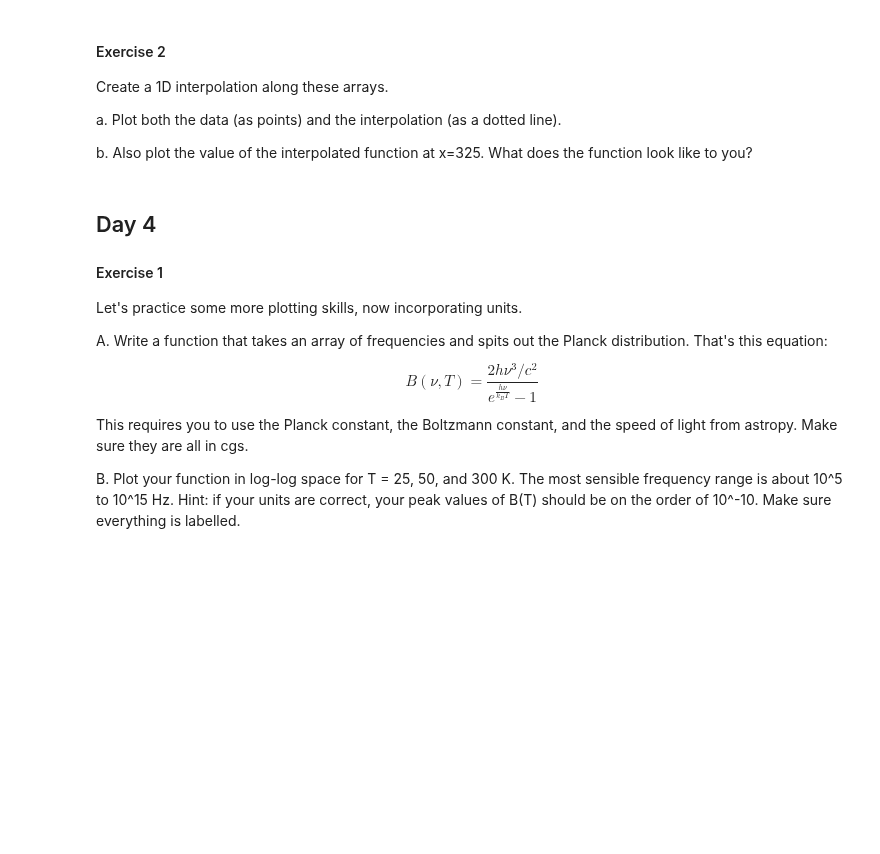
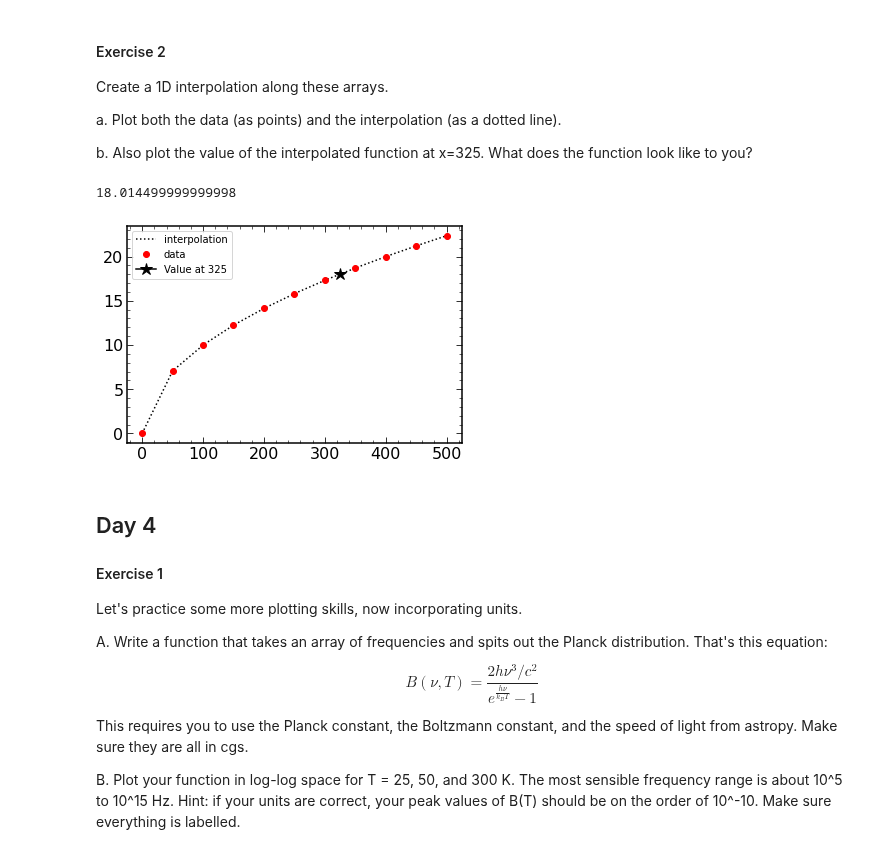
Before and after one commit to jbchampagne/pythontutorials, a Jupyter notebook: workshop_2021/solutions/Exercises.ipynb, the cells around one changed output. Saved outputs shown, nothing was run; the diff lists cells and outputs as text; code cells hidden in the pictures; blank space fills up the shorter version.

Commit message:
all solutions

```diff
--- a/workshop_2021/solutions/Exercises.ipynb
+++ b/workshop_2021/solutions/Exercises.ipynb
@@ -200,8 +213,23 @@ b. Also plot the value of the interpolated function at x=325. What does the func
 # %%
 x = np.array([0., 50., 100., 150., 200., 250., 300., 350., 400., 450., 500])
 y = np.array([0., 7.071, 10., 12.247, 14.142, 15.811, 17.321, 18.708, 20., 21.213, 22.361])
 
-# solution here
+from scipy.interpolate import interp1d
+
+interp = interp1d(x, y)
+xnew = np.linspace(0, 500, 500)
+ynew = interp(xnew)
+y_325 = interp(325)
+print(y_325)
+
+plt.plot(xnew, ynew, ':', label='interpolation')
+plt.plot(x, y, 'or', label='data')
+plt.plot(325, y_325, color='black', markersize=12, marker="*", label="Value at 325")
+plt.legend()
+plt.show()
+# %% [output]
+18.014499999999998
+[figure, added]
 # %% [markdown]
 ## Day 4
 
```
Also changed, not shown: parts of 6 cells of this notebook, 2 other files.
